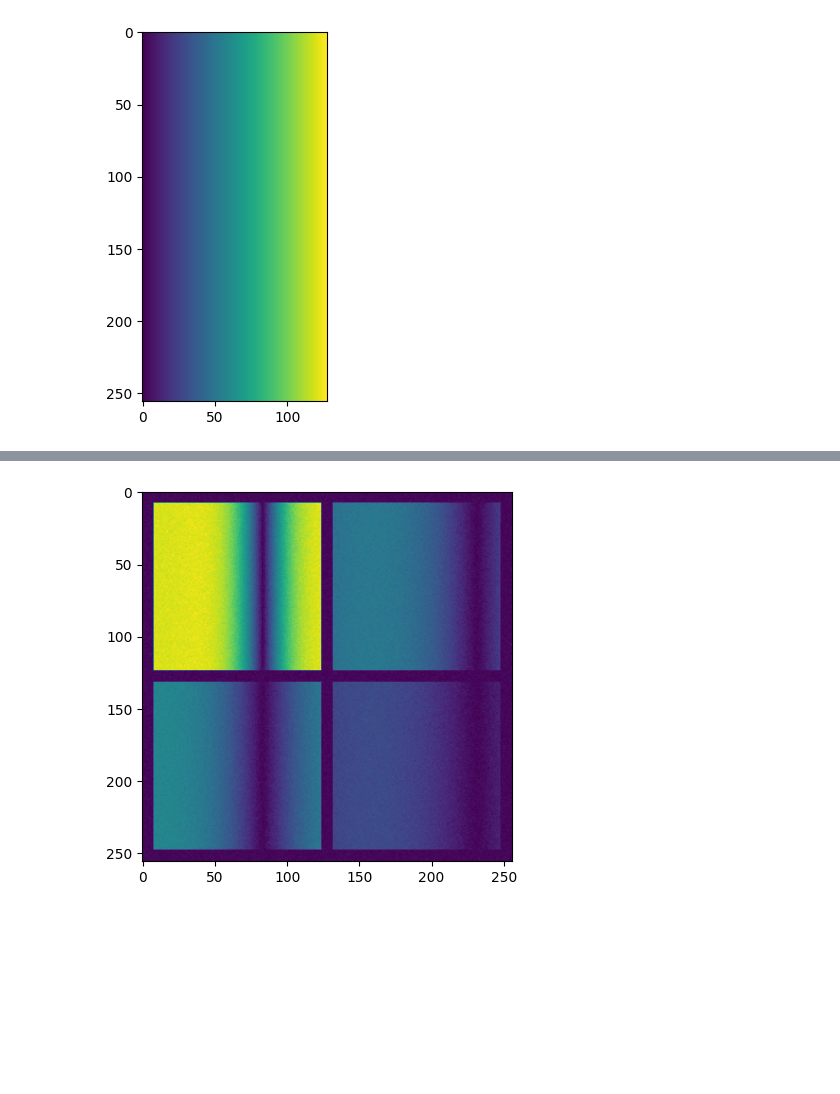
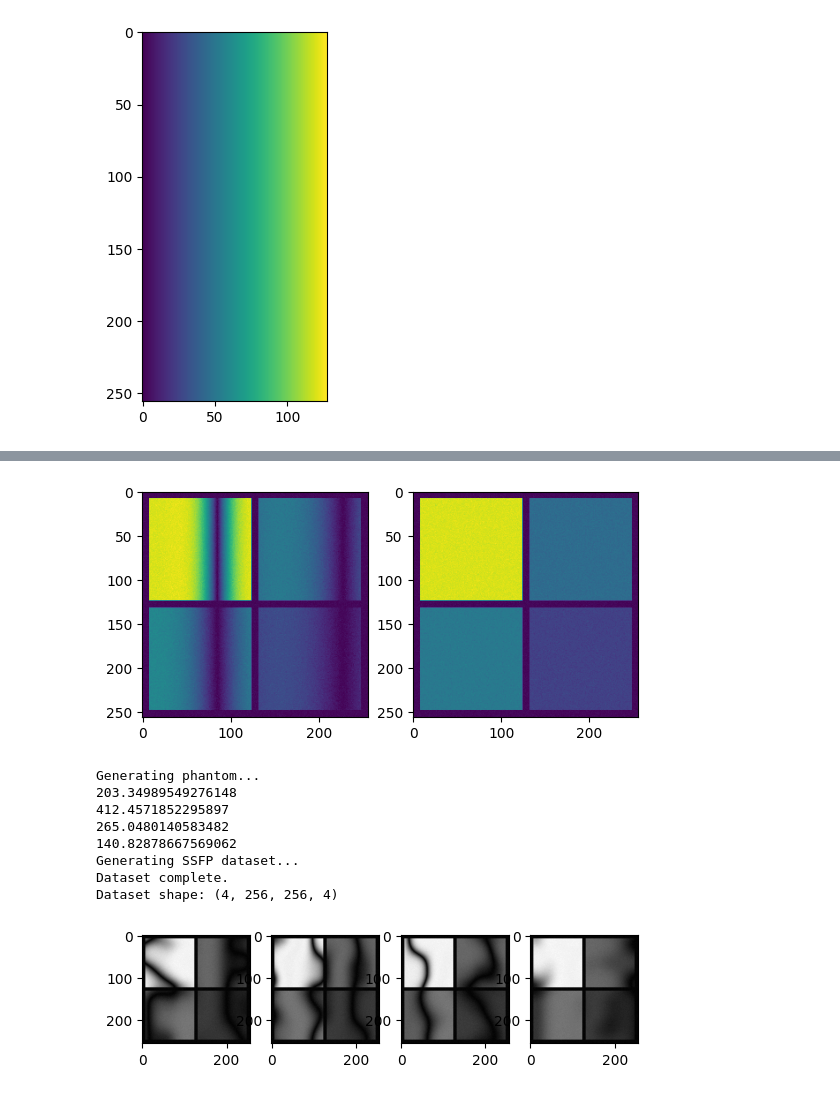
Before and after one commit to michaelmendoza/mssfp, a Jupyter notebook: notebooks/test.ipynb, the cells around one changed output, grey strips where cells are left out. Saved outputs shown, nothing was run; the diff lists cells and outputs as text; code cells hidden in the pictures; blank space fills up the shorter version.

Commit message:
feat: Added perlin noise to fieldmap generation for phantom

```diff
--- a/notebooks/test.ipynb
+++ b/notebooks/test.ipynb
@@ -166,8 +166,38 @@ Dataset complete.
 Dataset shape: (20, 256, 256, 4)
 (20, 256, 256, 4)
 {'phantom_type': 'block', 'shape': 256, 'ids': [1, 2, 3, 4], 'tissues': None, 'padding': 8, 'slices': 20, 'TR': 0.003, 'TE': 0.0015, 'alpha': 1.0471975511965976, 'npcs': 4, 'sigma': 0.005, 'f': 100, ' ...
-# %%
-plt.imshow(np.abs(dataset['M'][5,:,:,0]))
-plt.show()
-# %% [output]
-[figure, removed]
+# %%
+fig, ax = plt.subplots(1, 2)
+ax[0].imshow(np.abs(dataset['M'][1,:,:,0]))
+ax[1].imshow(np.abs(dataset['M'][4,:,:,0]))
+plt.show()
+# %% [output]
+[figure, added]
+# %%
+import os
+import sys
+# Go up one level from the notebooks directory to reach project root
+project_root = os.path.abspath(os.path.join(os.path.dirname('__file__'), '..'))
+sys.path.insert(0, project_root)  # Insert at beginning of path to take precedence
+
+import numpy as np
+import matplotlib.pyplot as plt
+from mssfp.phantoms import simple, phantom, shepp_logan
+
+dataset = phantom.generate_ssfp_dataset(phantom_type='block', slices=4, shape=256, ids=[1, 2, 3, 4], padding=8, f=100, df=1/3e-3, df_window=1.0, alpha = np.deg2rad(60), fn_perlin=150, fn_perlin_size=3)
+fig, ax = plt.subplots(1, 4)
+ax[0].imshow(np.abs(dataset['M'][0,:,:,0]), cmap='gray')
+ax[1].imshow(np.abs(dataset['M'][1,:,:,0]), cmap='gray')
+ax[2].imshow(np.abs(dataset['M'][2,:,:,0]), cmap='gray')
+ax[3].imshow(np.abs(dataset['M'][3,:,:,0]), cmap='gray')
+plt.show()
+# %% [output]
+Generating phantom...
+203.34989549276148
+412.4571852295897
+265.0480140583482
+140.82878667569062
+Generating SSFP dataset...
+Dataset complete.
+Dataset shape: (4, 256, 256, 4)
+[figure, added]
```
Also changed, not shown: parts of 1 cell of this notebook, 5 other files.
